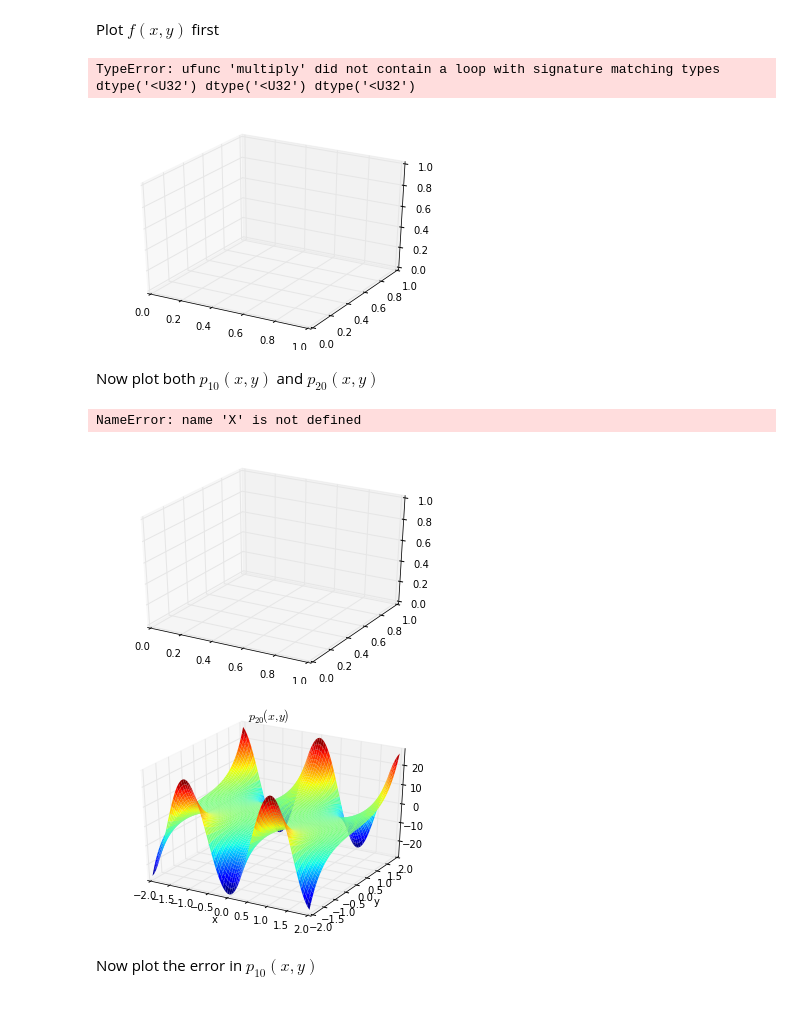
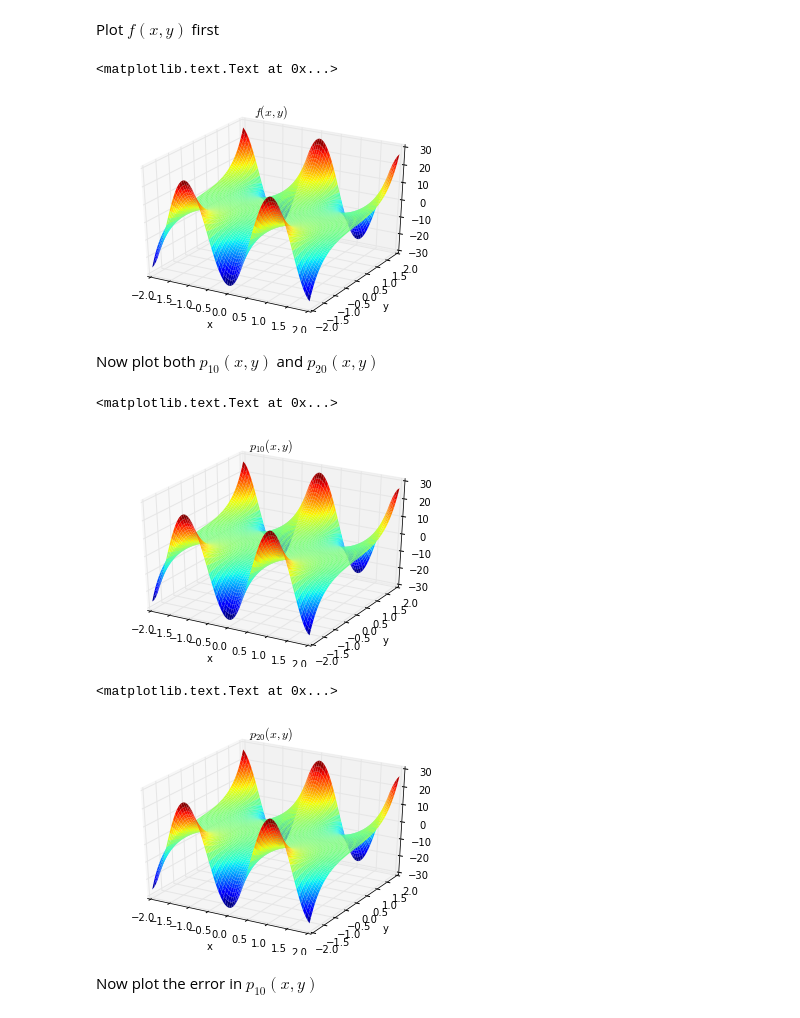
Before and after one commit to JRProd/HPC_SMU2016_F1, a Jupyter notebook: Project3/plot_Lagrange2D.ipynb, the cells around one changed output. Drawn from its saved outputs; the diff is of its cells as text; code cells hidden in the pictures.

```diff
--- a/Project3/plot_Lagrange2D.ipynb
+++ b/Project3/plot_Lagrange2D.ipynb
@@ -65,17 +14,23 @@ for i in range(len(f)):
+# %%
+a = loadtxt('a.txt')
+b = loadtxt('b.txt')
+f = loadtxt('ftrue.txt')
+p10 = loadtxt('p10.txt')
+p20 = loadtxt('p20.txt')
 # %% [markdown]
 Plot $f(x,y)$ first
 # %%
 from mpl_toolkits.mplot3d.axes3d import Axes3D
-fig = figure()
+fig = plt.figure()
 ax = fig.add_subplot(111, projection='3d')
-X, Y = meshgrid(b,a)
-surf = ax.plot_surface(a, b, f, rstride=1, cstride=1, linewidth=0, cmap=cm.jet)
+X, Y = meshgrid(b, a)
+surf = ax.plot_surface(X, Y, f, rstride=1, cstride=1, linewidth=0, cmap=plt.cm.jet)
 ax.set_xlabel('x')
 ax.set_ylabel('y')
-title('$f(x,y)$')
+ax.set_title('$f(x,y)$')
 # %% [output]
-TypeError: ufunc 'multiply' did not contain a loop with signature matching types dtype('<U32') dtype('<U32') dtype('<U32')
+<matplotlib.text.Text at 0x...>
-[figure, old version]
+[figure, new version]
 # %% [markdown]
 Now plot both $p_{10}(x,y)$ and $p_{20}(x,y)$
 # %%
@@ -86,8 +41,8 @@ ax.set_xlabel('x')
 ax.set_ylabel('y')
 title('$p_{10}(x,y)$')
 # %% [output]
-NameError: name 'X' is not defined
+<matplotlib.text.Text at 0x...>
-[figure, old version]
+[figure, new version]
 # %%
 fig = figure()
 ax = fig.add_subplot(111, projection='3d')
@@ -96,7 +51,8 @@ ax.set_xlabel('x')
 ax.set_ylabel('y')
 title('$p_{20}(x,y)$')
 # %% [output]
+<matplotlib.text.Text at 0x...>
-[figure, old version]
+[figure, new version]
 # %% [markdown]
 Now plot the error in $p_{10}(x,y)$
 # %%
```
Also changed, not shown: parts of 5 cells of this notebook.
